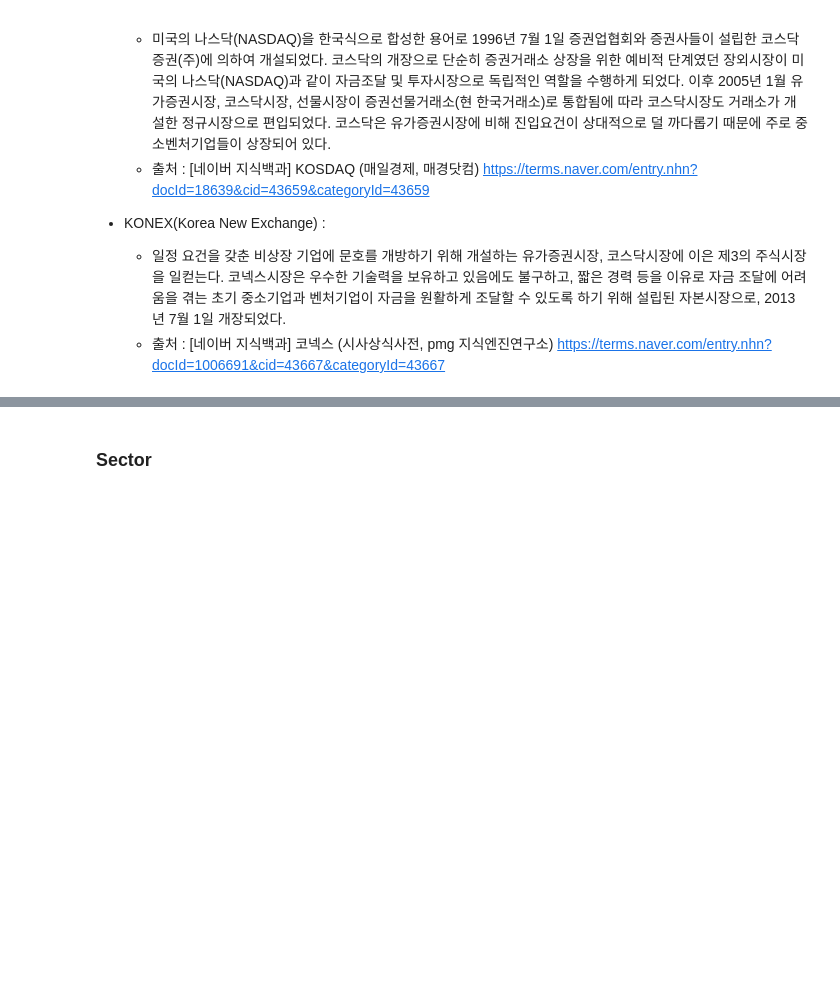
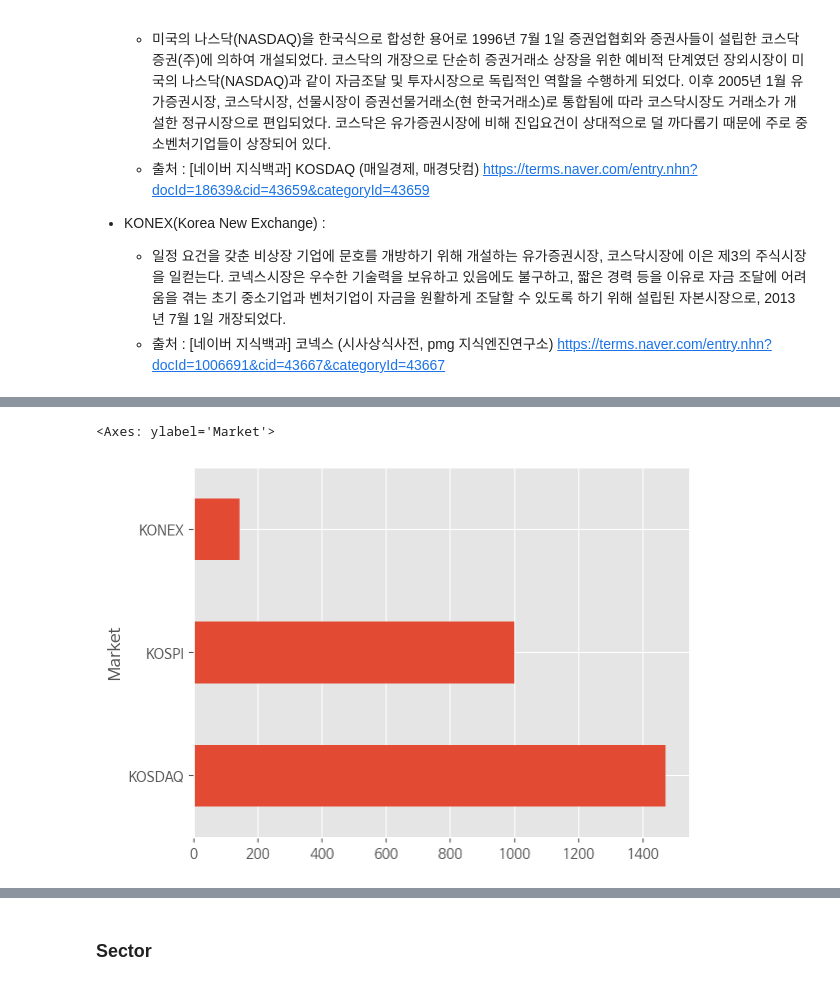
Before and after one commit to neguri0235/finance-data-analysis, a Jupyter notebook: 2.2. KRX 전체 종목분석-input.ipynb, the cells around one changed output, grey strips where cells are left out. Saved outputs shown, nothing was run; the diff lists cells and outputs as text; code cells hidden in the pictures; blank space fills up the shorter version.

```diff
--- a/2.2. KRX 전체 종목분석-input.ipynb
+++ b/2.2. KRX 전체 종목분석-input.ipynb
@@ -561,4 +555,8 @@ WARNING:matplotlib.font_manager:findfont: Font family 'NanumBarunGothic' not fou
 # %%
 # 빈도수를 시각화 합니다.
+df["Market"].value_counts().plot.barh()
+# %% [output]
+<Axes: ylabel='Market'>
+[figure, added]
 # %%
 # Seaborn countplot 활용하여 빈도수를 표현합니다.
```
Also changed, not shown: parts of 47 cells of this notebook.
